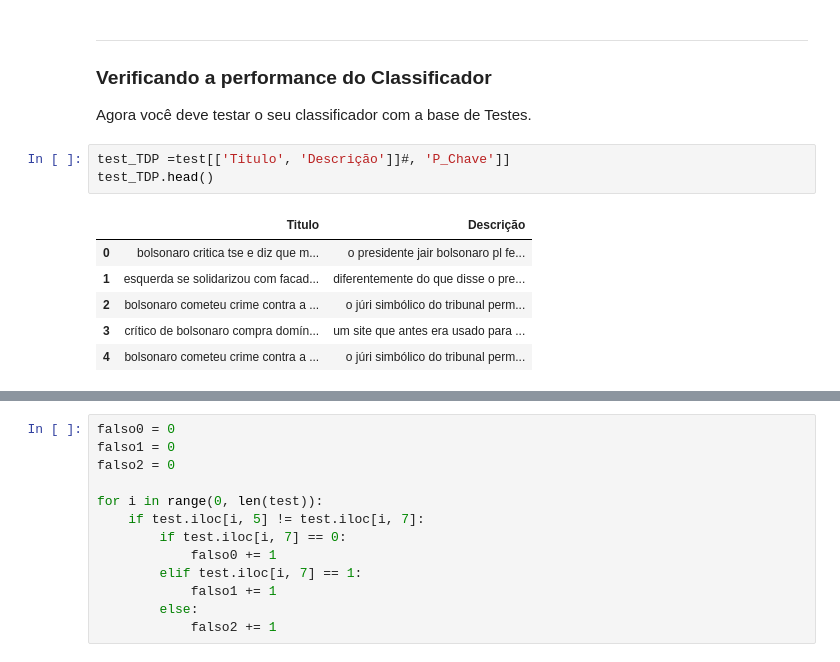
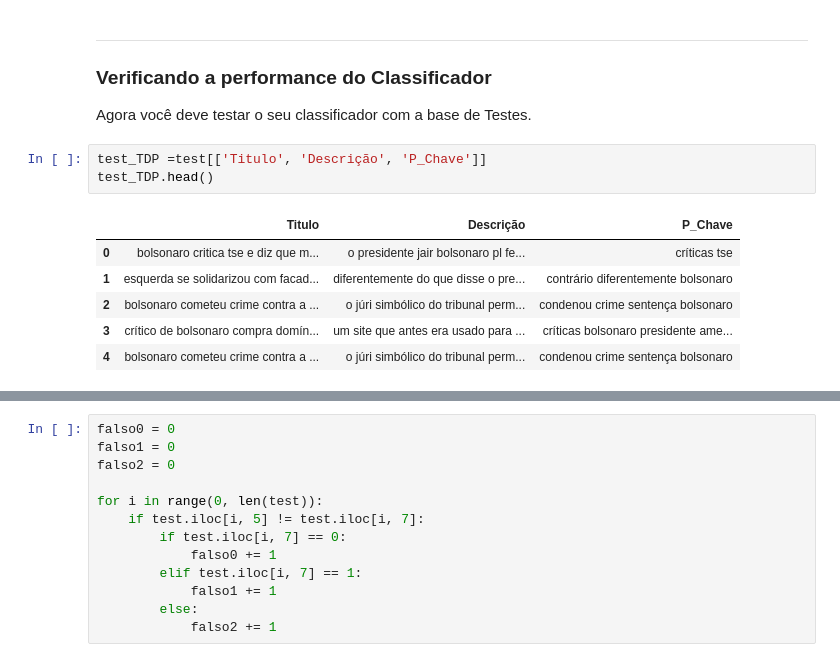
Before and after one commit to insper-classroom/22-2a-cd-p1-grupo_pedrolscf, a Jupyter notebook: notebooks/relatorio_teste.ipynb, the cells around one changed output, grey strips where cells are left out. Drawn from its saved outputs; the diff is of its cells as text.

```diff
--- a/notebooks/relatorio_teste.ipynb
+++ b/notebooks/relatorio_teste.ipynb
@@ -324,15 +396,15 @@ ___
 
 Agora você deve testar o seu classificador com a base de Testes.
 # %%
-test_TDP =test[['Titulo', 'Descrição']]#, 'P_Chave']]
+test_TDP =test[['Titulo', 'Descrição', 'P_Chave']]
 test_TDP.head()
 # %% [output]
-|  | Titulo | Descrição |
-| 0 | bolsonaro critica tse e diz que m... | o presidente jair bolsonaro pl fe... |
-| 1 | esquerda se solidarizou com facad... | diferentemente do que disse o pre... |
-| 2 | bolsonaro cometeu crime contra a ... | o júri simbólico do tribunal perm... |
-| 3 | crítico de bolsonaro compra domín... | um site que antes era usado para ... |
-| 4 | bolsonaro cometeu crime contra a ... | o júri simbólico do tribunal perm... |
+|  | Titulo | Descrição | P_Chave |
+| 0 | bolsonaro critica tse e diz que m... | o presidente jair bolsonaro pl fe... | críticas tse |
+| 1 | esquerda se solidarizou com facad... | diferentemente do que disse o pre... | contrário diferentemente bolsonaro |
+| 2 | bolsonaro cometeu crime contra a ... | o júri simbólico do tribunal perm... | condenou crime sentença bolsonaro |
+| 3 | crítico de bolsonaro compra domín... | um site que antes era usado para ... | críticas bolsonaro presidente ame... |
+| 4 | bolsonaro cometeu crime contra a ... | o júri simbólico do tribunal perm... | condenou crime sentença bolsonaro |
 # %%
 neutro=positivo=negativo=0
 for i in range(0, len(test_TDP)):
```
Also changed, not shown: parts of 18 cells of this notebook, 4 other files.
